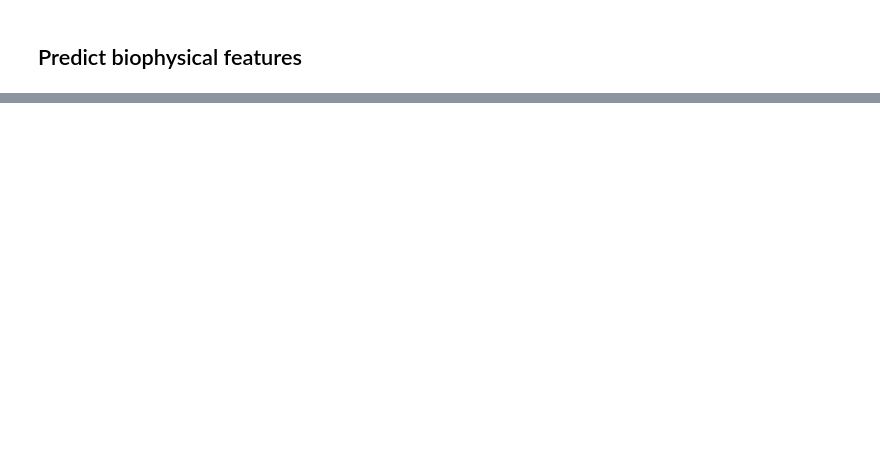
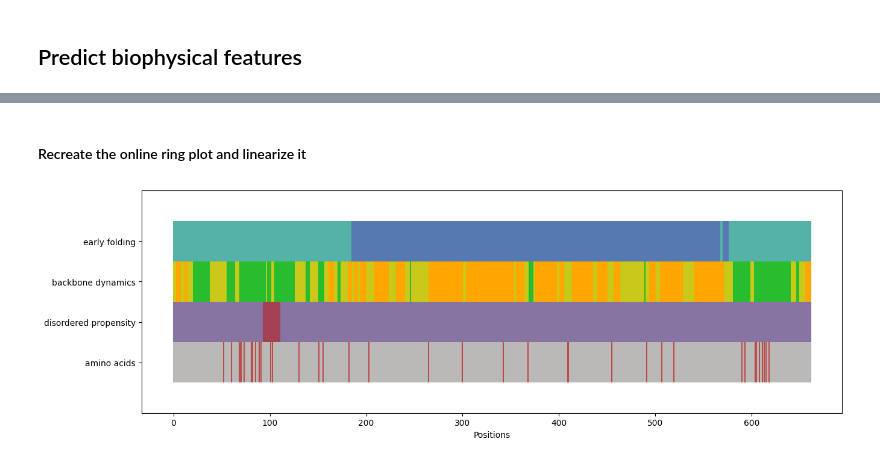
Before and after one commit to Bio2Byte/Scop3P-notebooks, a Jupyter notebook: Scop3P_O00571_4PXA-b2btools.ipynb, the cells around one changed output, grey strips where cells are left out. Cells and saved outputs as stored; diff of their text form; code cells hidden in the pictures; blank space fills up the shorter version.

```diff
--- a/Scop3P_O00571_4PXA-b2btools.ipynb
+++ b/Scop3P_O00571_4PXA-b2btools.ipynb
@@ -114,7 +146,7 @@ def predict_biophysical_features(accession, sequence):
     return pred
 
 biophysical_features = predict_biophysical_features(TARGET_PROTEIN_ID, sequence)
-biophysical_features_target_protein = biophysical_features['proteins'][TARGET_PROTEIN_ID]
+biophysical_features_target_protein = biophysical_features[TARGET_PROTEIN_ID]
 # %%
 # values above 1.0 membrane spanning regions,
 # Values above 0.8 indicate rigid conformations,
@@ -122,19 +154,19 @@ biophysical_features_target_protein = biophysical_features['proteins'][TARGET_PR
 # values below 0.69 flexible regions.
 
 phosphorylated = list(modifications_table['position'])
-biophysical_features_target_protein['backbone_interpretation'] = []
-biophysical_features_target_protein['disorder_propensity_interpretation'] = []
-biophysical_features_target_protein['early_folding_interpretation'] = []
-biophysical_features_target_protein['phosphorilation'] = []
+biophysical_features_target_protein['BD_label'] = []
+biophysical_features_target_protein['DO_label'] = []
+biophysical_features_target_protein['EF_label'] = []
+biophysical_features_target_protein['psites'] = []
 
 for index, residue in enumerate(biophysical_features_target_protein['seq']):
     current_backbone = biophysical_features_target_protein['backbone'][index]
-    biophysical_features_target_protein['backbone_interpretation'].append(1 if current_backbone > 1 else 2 if current_backbone > 0.8 else 3 if current_backbone > 0.69 else 4)
+    biophysical_features_target_protein['BD_label'].append(1 if current_backbone > 1 else 2 if current_backbone > 0.8 else 3 if current_backbone > 0.69 else 4)
 
     current_disorder_propensity = biophysical_features_target_protein['disoMine'][index]
-    biophysical_features_target_protein['disorder_propensity_interpretation'].append(1 if current_disorder_propensity > 0.5 else 0)
+    biophysical_features_target_protein['DO_label'].append(1 if current_disorder_propensity > 0.5 else 0)
 
     current_early_folding = biophysical_features_target_protein['earlyFolding'][index]
-    biophysical_features_target_protein['early_folding_interpretation'].append(1 if current_disorder_propensity > 0.169 else 0)
+    biophysical_features_target_protein['EF_label'].append(1 if current_disorder_propensity > 0.169 else 0)
 
-    biophysical_features_target_protein['phosphorilation'].append(1 if index + 1 in phosphorylated else 0)
+    biophysical_features_target_protein['psites'].append(1 if index + 1 in phosphorylated else 0)
@@ -145,3 +216,5 @@ For visualizing the 3D structure, we'll use py3Dmol library.
+# %% [markdown]
+#### Recreate the online ring plot and linearize it
 # %%
 import matplotlib.pyplot as plt
 
@@ -154,59 +227,61 @@ x_len = len(biophysical_features_target_protein['seq'])
 # Phospho
 
 xs = [0.5]
-vs = [[i for i, r in enumerate(biophysical_features_target_protein['seq']) if biophysical_features_target_protein['phosphorilation'][i] == 0]]
+vs = [[i for i, r in enumerate(biophysical_features_target_protein['seq']) if biophysical_features_target_protein['psites'][i] == 0]]
 ax.eventplot(vs, orientation="horizontal", lineoffsets=xs, color='#bab9b7', linelengths=1) # unphosphorylated
 
 xs = [0.5]
-vs = [[i for i, r in enumerate(biophysical_features_target_protein['seq']) if biophysical_features_target_protein['phosphorilation'][i] == 1]]
+vs = [[i for i, r in enumerate(biophysical_features_target_protein['seq']) if biophysical_features_target_protein['psites'][i] == 1]]
 ax.eventplot(vs, orientation="horizontal", lineoffsets=xs, color='#ba4d4a', linelengths=1) # phosphorylated
 
 # Disorder
 
 xs = [1.5]
-vs = [[i for i, r in enumerate(biophysical_features_target_protein['seq']) if biophysical_features_target_protein['disorder_propensity_interpretation'][i] == 0]]
+vs = [[i for i, r in enumerate(biophysical_features_target_protein['seq']) if biophysical_features_target_protein['DO_label'][i] == 0]]
 ax.eventplot(vs, orientation="horizontal", lineoffsets=xs, color='#8874a3', linelengths=1) # Ordered
 
 xs = [1.5]
-vs = [[i for i, r in enumerate(biophysical_features_target_protein['seq']) if biophysical_features_target_protein['disorder_propensity_interpretation'][i] == 1]]
+vs = [[i for i, r in enumerate(biophysical_features_target_protein['seq']) if biophysical_features_target_protein['DO_label'][i] == 1]]
 ax.eventplot(vs, orientation="horizontal", lineoffsets=xs, color='#a34054', linelengths=1) # Disorder
 
 # Backbone dynamics
 
 xs = [2.5]
-vs = [[i for i, r in enumerate(biophysical_features_target_protein['seq']) if biophysical_features_target_protein['backbone_interpretation'][i] == 1]]
+vs = [[i for i, r in enumerate(biophysical_features_target_protein['seq']) if biophysical_features_target_protein['BD_label'][i] == 1]]
 ax.eventplot(vs, orientation="horizontal", lineoffsets=xs, color='#cac919', linelengths=1) # membrane spanning
 
 xs = [2.5]
-vs = [[i for i, r in enumerate(biophysical_features_target_protein['seq']) if biophysical_features_target_protein['backbone_interpretation'][i] == 2]]
+vs = [[i for i, r in enumerate(biophysical_features_target_protein['seq']) if biophysical_features_target_protein['BD_label'][i] == 2]]
 ax.eventplot(vs, orientation="horizontal", lineoffsets=xs, color='#ffa700', linelengths=1) # rigid
 
 xs = [2.5]
-vs = [[i for i, r in enumerate(biophysical_features_target_protein['seq']) if biophysical_features_target_protein['backbone_interpretation'][i] == 3]]
+vs = [[i for i, r in enumerate(biophysical_features_target_protein['seq']) if biophysical_features_target_protein['BD_label'][i] == 3]]
 ax.eventplot(vs, orientation="horizontal", lineoffsets=xs, color='#cac919', linelengths=1) # context dependent
 
 xs = [2.5]
-vs = [[i for i, r in enumerate(biophysical_features_target_protein['seq']) if biophysical_features_target_protein['backbone_interpretation'][i] == 4]]
+vs = [[i for i, r in enumerate(biophysical_features_target_protein['seq']) if biophysical_features_target_protein['BD_label'][i] == 4]]
 ax.eventplot(vs, orientation="horizontal", lineoffsets=xs, color='#27bd2f', linelengths=1) # flexible
 
 
 # Early folding
 
 xs = [3.5]
-vs = [[i for i, r in enumerate(biophysical_features_target_protein['seq']) if biophysical_features_target_protein['early_folding_interpretation'][i] == 0]]
+vs = [[i for i, r in enumerate(biophysical_features_target_protein['seq']) if biophysical_features_target_protein['EF_label'][i] == 0]]
 ax.eventplot(vs, orientation="horizontal", lineoffsets=xs, color='#5779b2', linelengths=1) # early folding
 
 xs = [3.5]
-vs = [[i for i, r in enumerate(biophysical_features_target_protein['seq']) if biophysical_features_target_protein['early_folding_interpretation'][i] == 1]]
+vs = [[i for i, r in enumerate(biophysical_features_target_protein['seq']) if biophysical_features_target_protein['EF_label'][i] == 1]]
 ax.eventplot(vs, orientation="horizontal", lineoffsets=xs, color='#54b2a9', linelengths=1) # non-early folding
 
 ax.set(
     xlim=(0, x_len),
     ylim=(0, 4), yticks=[0.5, 1.5, 2.5, 3.5]
 )
 
 ax.set_xlabel('Positions')
 ax.set_yticklabels(['amino acids', 'disordered propensity', 'backbone dynamics', 'early folding'])
 ax.minorticks_off()
 ax.autoscale()
 plt.show()
+# %% [output]
+[figure, added]
```
Also changed, not shown: parts of 10 cells of this notebook, 2 other files.
